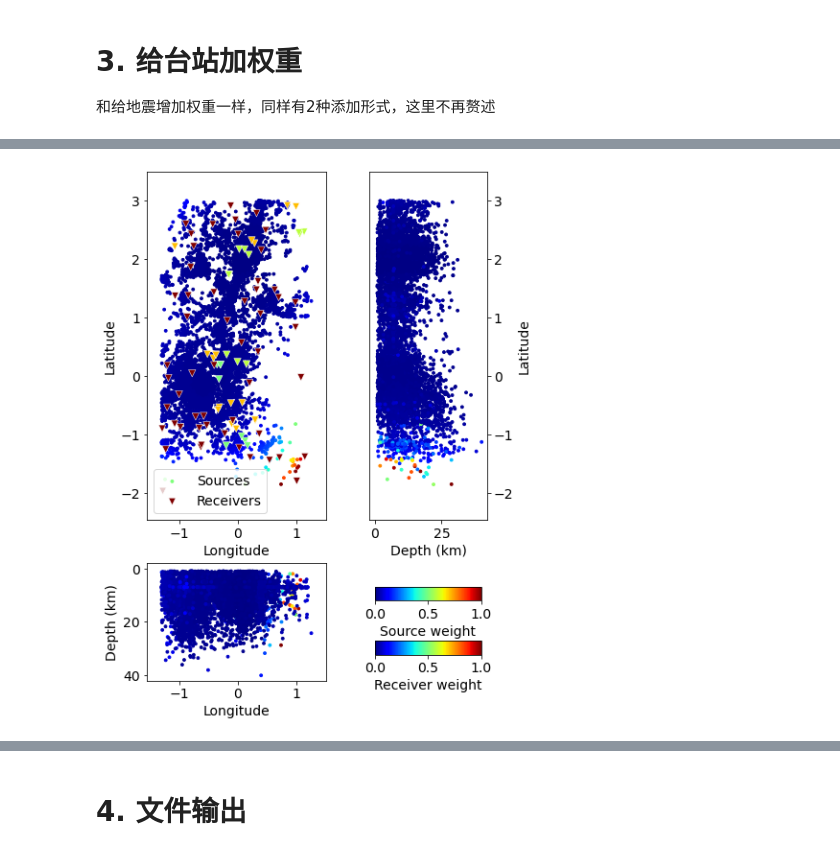
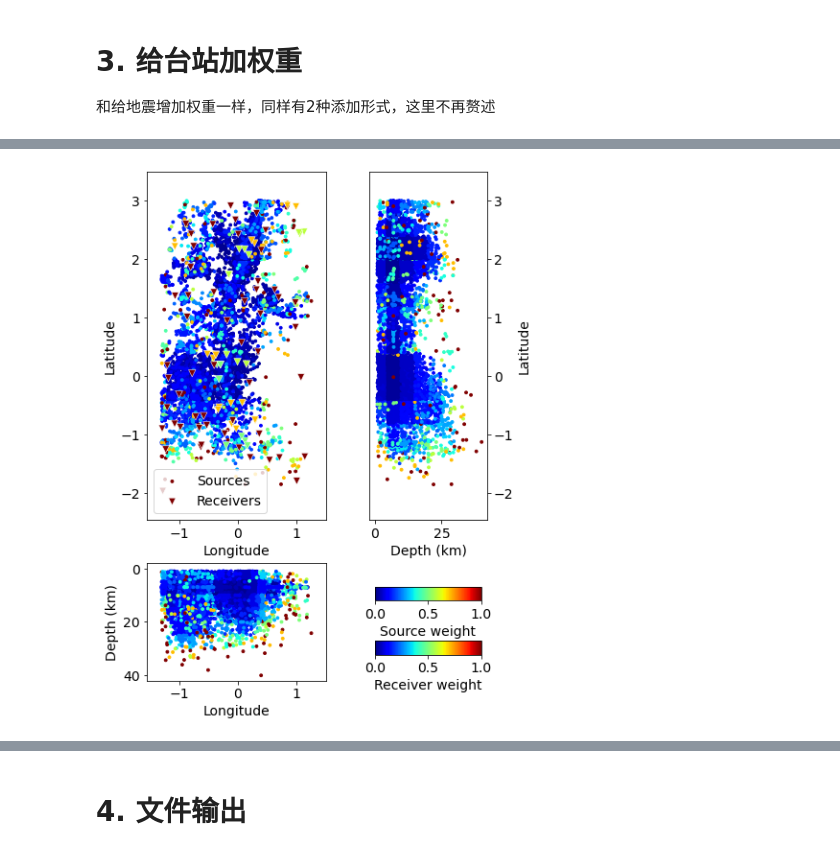
Before and after one commit to JingChen-Thu/TomoATT_examples_for_course2026, a Jupyter notebook: CHS/Step1_Data_Process/DataProc5_optional_set_data_weights.ipynb, the cells around one changed output, grey strips where cells are left out. Drawn from its saved outputs; the diff is of its cells as text; code cells hidden in the pictures.

```diff
--- a/CHS/Step1_Data_Process/DataProc5_optional_set_data_weights.ipynb
+++ b/CHS/Step1_Data_Process/DataProc5_optional_set_data_weights.ipynb
@@ -34,9 +34,11 @@ sr.plot(color_by="weight");
 逻辑是数据更大多的地方，数据总权重还是更大 N * 1 / sqrt(N) = sqrt(N), 但是单个数据的权重更小 1 / sqrt(N)
 # %%
 # 子区域的大小为 0.4°×0.4°×5 km, 实施 box weighting
+sr_box = sr.copy()
+
 dhori = 0.4; ddep = 5
-sr.box_weighting(d_deg=dhori, d_km=ddep, obj="src")
+sr_box.box_weighting(d_deg=dhori, d_km=ddep, obj="src")
 
 # 数据画图，附带权重（可选） fname = None 可以不保存图片
-sr.plot(color_by="weight");
+sr_box.plot(color_by="weight");
 # %% [output]
@@ -71,8 +74,8 @@ sr.plot(color_by="weight");
 # %%
 # 给台站加 box weighting
 dhori = 0.2
-sr.box_weighting(d_deg=dhori, obj="rec")
+sr_box.box_weighting(d_deg=dhori, obj="rec")
 
 # 权重分布画图
-sr.plot(color_by="weight");
+sr_box.plot(color_by="weight", fname = "./figs/step5_ev_st_box_wt.png");
 # %% [output]
@@ -80,3 +83,3 @@ sr.plot(color_by="weight");
-[figure, old version]
+[figure, new version]
 # %%
 # 给台站加 geographical weighting
```
Also changed, not shown: parts of 5 cells of this notebook, 5 other files.
